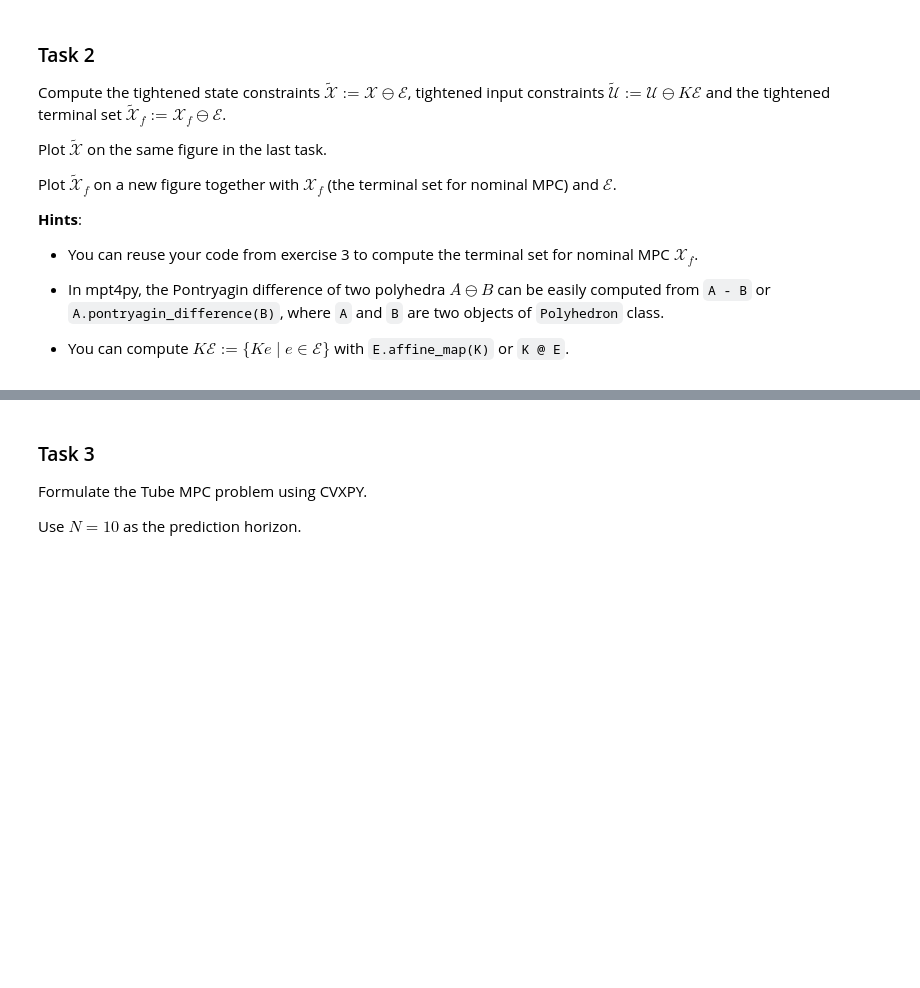
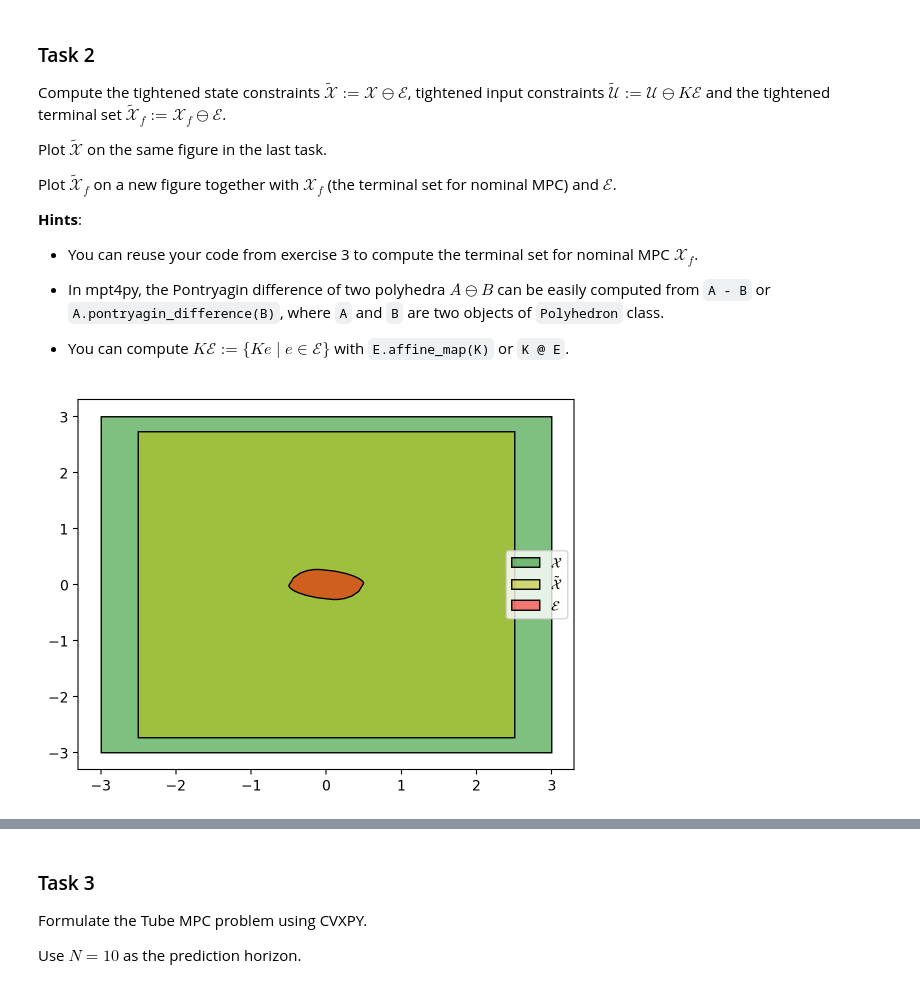
Before and after one commit to ujicrush/MPC-Course-EPFL, a Jupyter notebook: programming_exercises/exercise7_tube_mpc/ex7_tube_mpc.ipynb, the cells around one changed output, grey strips where cells are left out. Cells and saved outputs as stored; diff of their text form; code cells hidden in the pictures; blank space fills up the shorter version.

```diff
--- a/programming_exercises/exercise7_tube_mpc/ex7_tube_mpc.ipynb
+++ b/programming_exercises/exercise7_tube_mpc/ex7_tube_mpc.ipynb
@@ -87,21 +103,20 @@ Plot $\mathcal{\tilde{X}}_f$ on a new figure together with $\mathcal{X}_f$ (the
 # %%
 
 # TODO: ------------------
 # TODO: add your code here
-
 # tightened state constraints
-X_tilde = ...
-
+X_tilde = X - E
 # tightened input constraints
-U_tilde = ...
-
+U_tilde = U - K @ E
 # TODO: ------------------
 
 # visualization
 fig2, ax2 = plt.subplots(1, 1)
 X.plot(ax2, color='g', opacity=0.5, label=r'$\mathcal{X}$')
 X_tilde.plot(ax2, color='y', opacity=0.5, label=r'$\mathcal{\tilde{X}}$')
 E.plot(ax2, color='r', opacity=0.5, label=r'$\mathcal{E}$')
 plt.legend()
 plt.show()
+# %% [output]
+[figure, added]
 # %%
```
Also changed, not shown: parts of 4 cells of this notebook.
